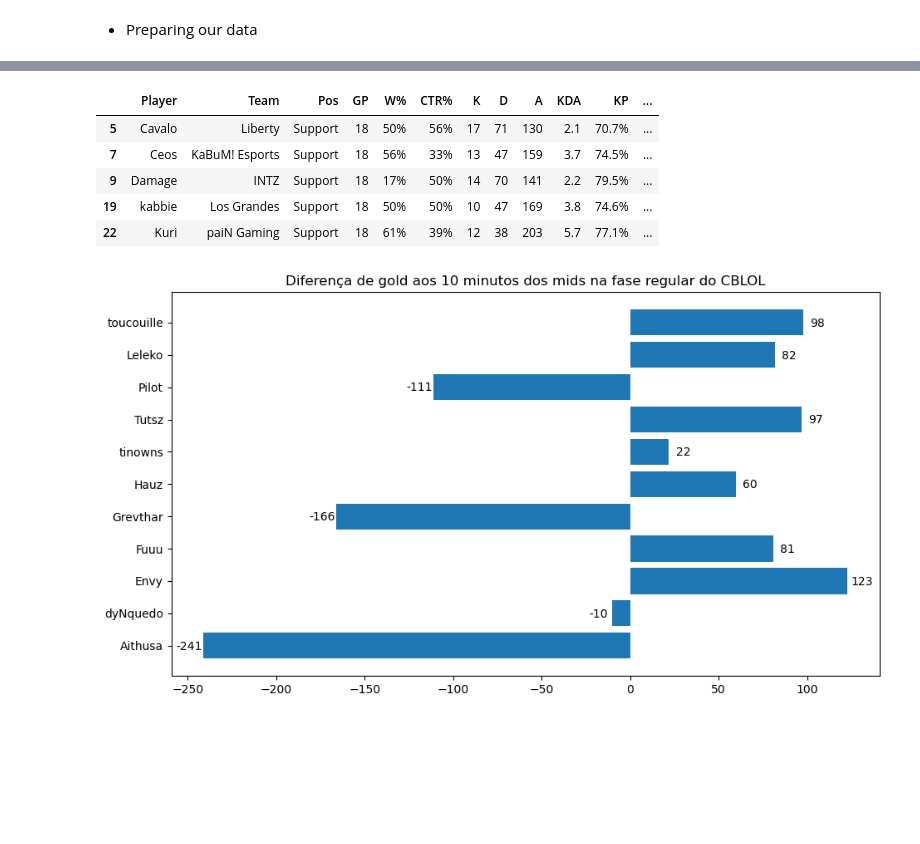
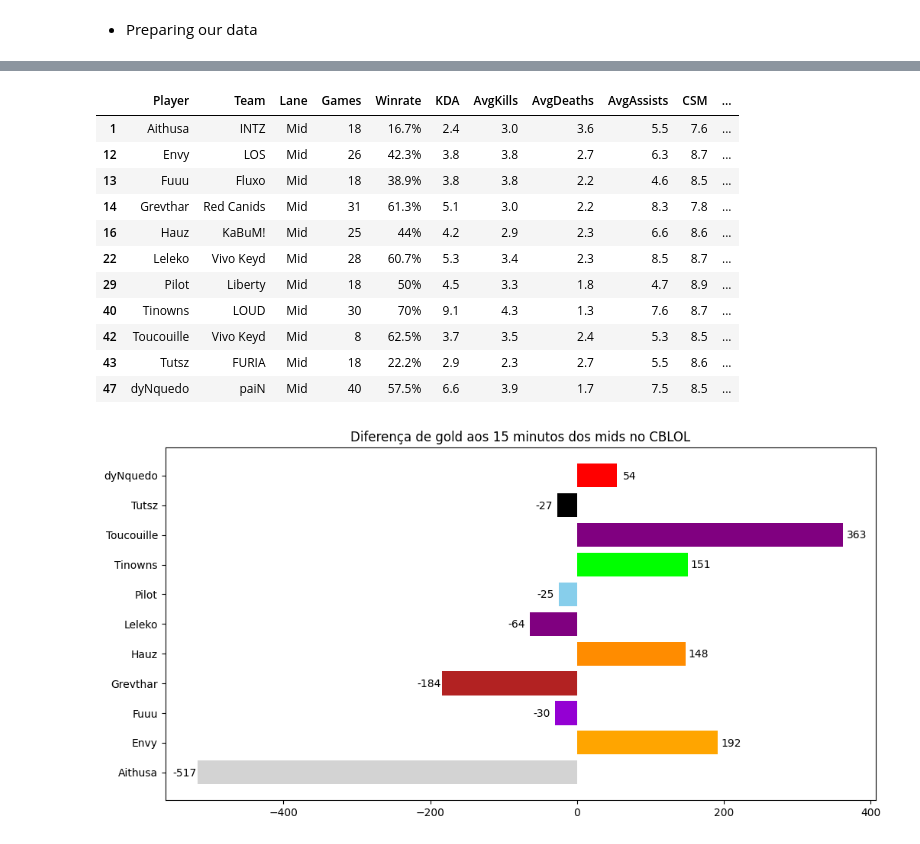
Before and after one commit to thiagomout/data_lol, a Jupyter notebook: cblol/cblol2024_1.ipynb, the cells around one changed output, grey strips where cells are left out. Saved outputs shown, nothing was run; the diff lists cells and outputs as text; code cells hidden in the pictures; blank space fills up the shorter version.

Commit message:
adding another dataframe + improving the graph

```diff
--- a/cblol/cblol2024_1.ipynb
+++ b/cblol/cblol2024_1.ipynb
@@ -23,3 +44,3 @@ df.head(5)
 # %%
 # filtering games played to more than 6
-df = df[df.GP > 6]
+#df = df[df.GP > 6]
@@ -25,0 +49,17 @@ df = df[df.GP > 6]
+# %%
+team_to_color = {
+    'paiN': 'red',
+    'Red Canids': 'firebrick',
+    'Liberty': 'skyblue',
+    'LOUD': 'lime',
+    'LOS' : 'orange',
+    'KaBuM!' : 'darkorange',
+    'Fluxo' : 'darkviolet',
+    'Vivo Keyd' : 'purple',
+    'FURIA' : 'black',
+    'INTZ' : 'lightgray',
+}
+
+df['Colors'] = df['Team'].map(team_to_color)
+
+df.head()
@@ -26,44 +73,53 @@ df = df[df.GP > 6]
 # %%
 # creating a dataframe per lane
-df_top = df[df.Pos == 'Top']
-df_jungle = df[df.Pos == 'Jungle']
-df_mid = df[df.Pos == 'Middle']
-df_adc = df[df.Pos == 'ADC']
-df_sup = df[df.Pos == 'Support']
+df_top = df[df.Lane == 'Top']
+df_jungle = df[df.Lane == 'Jungle']
+df_mid = df[df.Lane == 'Mid']
+df_adc = df[df.Lane == 'ADC']
+df_sup = df[df.Lane == 'Support']
 
 #testing
-df_sup.head()
+df_mid.head(11)
 # %% [output]
-|  | Player | Team | Pos | GP | W% | CTR% | K | D | A | KDA | KP | ... |
-| 5 | Cavalo | Liberty | Support | 18 | 50% | 56% | 17 | 71 | 130 | 2.1 | 70.7% | ... |
-| 7 | Ceos | KaBuM! Esports | Support | 18 | 56% | 33% | 13 | 47 | 159 | 3.7 | 74.5% | ... |
-| 9 | Damage | INTZ | Support | 18 | 17% | 50% | 14 | 70 | 141 | 2.2 | 79.5% | ... |
-| 19 | kabbie | Los Grandes | Support | 18 | 50% | 50% | 10 | 47 | 169 | 3.8 | 74.6% | ... |
-| 22 | Kuri | paiN Gaming | Support | 18 | 61% | 39% | 12 | 38 | 203 | 5.7 | 77.1% | ... |
+|  | Player | Team | Lane | Games | Winrate | KDA | AvgKills | AvgDeaths | AvgAssists | CSM | ... |
+| 1 | Aithusa | INTZ | Mid | 18 | 16.7% | 2.4 | 3.0 | 3.6 | 5.5 | 7.6 | ... |
+| 12 | Envy | LOS | Mid | 26 | 42.3% | 3.8 | 3.8 | 2.7 | 6.3 | 8.7 | ... |
+| 13 | Fuuu | Fluxo | Mid | 18 | 38.9% | 3.8 | 3.8 | 2.2 | 4.6 | 8.5 | ... |
+| 14 | Grevthar | Red Canids | Mid | 31 | 61.3% | 5.1 | 3.0 | 2.2 | 8.3 | 7.8 | ... |
+| 16 | Hauz | KaBuM! | Mid | 25 | 44% | 4.2 | 2.9 | 2.3 | 6.6 | 8.6 | ... |
+| 22 | Leleko | Vivo Keyd | Mid | 28 | 60.7% | 5.3 | 3.4 | 2.3 | 8.5 | 8.7 | ... |
+| 29 | Pilot | Liberty | Mid | 18 | 50% | 4.5 | 3.3 | 1.8 | 4.7 | 8.9 | ... |
+| 40 | Tinowns | LOUD | Mid | 30 | 70% | 9.1 | 4.3 | 1.3 | 7.6 | 8.7 | ... |
+| 42 | Toucouille | Vivo Keyd | Mid | 8 | 62.5% | 3.7 | 3.5 | 2.4 | 5.3 | 8.5 | ... |
+| 43 | Tutsz | FURIA | Mid | 18 | 22.2% | 2.9 | 2.3 | 2.7 | 5.5 | 8.6 | ... |
+| 47 | dyNquedo | paiN | Mid | 40 | 57.5% | 6.6 | 3.9 | 1.7 | 7.5 | 8.5 | ... |
 # %%
-plt.subplots(figsize=(11, 6))
-bars = plt.barh(df_mid.Player, df_mid.GD10)
+plt.subplots(figsize=(12, 6))
+bars = plt.barh(df_mid.Player, df_mid.GD15, color=df_mid['Colors'])
 
 for bar in bars:
     width = bar.get_width()
     if (width > 0):
         plt.text(
-            width + 8,
+            width + 18,
             bar.get_y() + bar.get_height() / 4,
             f'{width}',
             ha = 'center',
             va = 'bottom',
         )
     else:
         plt.text(
-        width - 8,
+        width - 18,
         bar.get_y() + bar.get_height() / 4,
         f'{width}',
         ha = 'center',
         va = 'bottom',
         )
 
-plt.title('Diferença de gold aos 10 minutos dos mids na fase regular do CBLOL')
+#for bar in bars:
+
+
+plt.title('Diferença de gold aos 15 minutos dos mids no CBLOL')
 plt.show()
 # %% [output]
-[figure, old version]
+[figure, new version]
```
Also changed, not shown: parts of 5 cells of this notebook, 1 other file.
